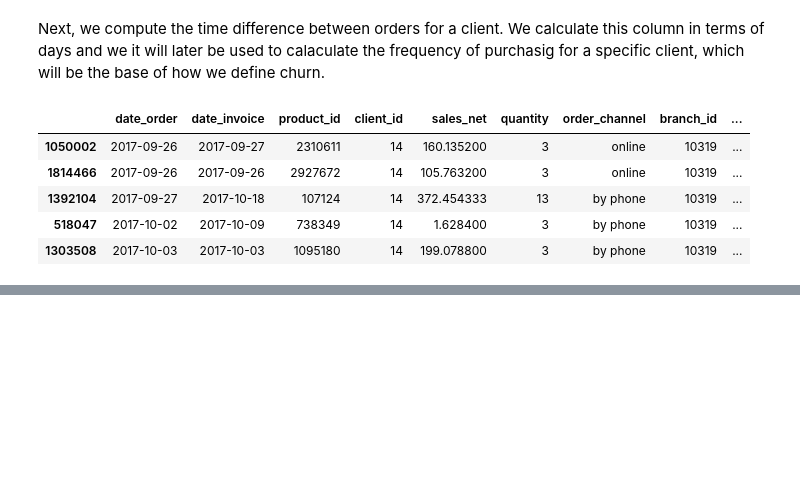
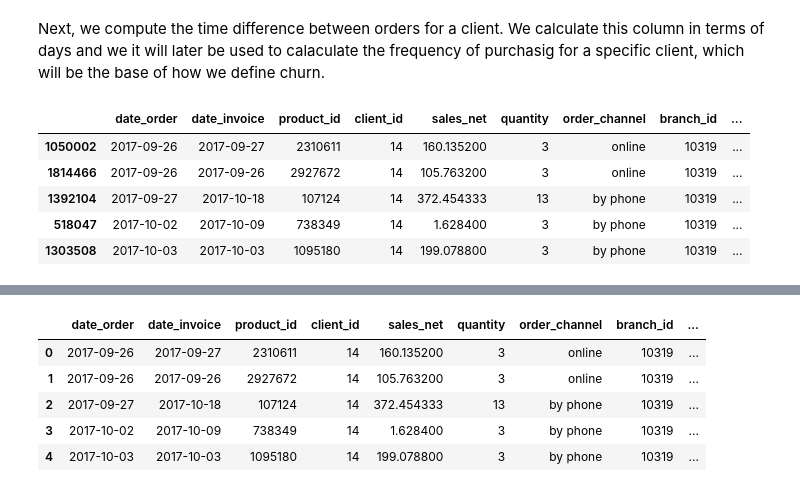
Before and after one commit to chachouswim2/BCG-X-Hackathon-, a Jupyter notebook: notebooks/Rule_Based_Churn.ipynb, the cells around one changed output, grey strips where cells are left out. Drawn from its saved outputs; the diff is of its cells as text; code cells hidden in the pictures; blank space fills up the shorter version.

```diff
--- a/notebooks/Rule_Based_Churn.ipynb
+++ b/notebooks/Rule_Based_Churn.ipynb
@@ -552,0 +56,10 @@ def calculate_churn(df):
+# %%
+df_mean_time = compute_mean_time_diff(time_dif)
+df_mean_time.head()
+# %% [output]
+|  | date_order | date_invoice | product_id | client_id | sales_net | quantity | order_channel | branch_id | ... |
+| 0 | 2017-09-26 | 2017-09-27 | 2310611 | 14 | 160.135200 | 3 | online | 10319 | ... |
+| 1 | 2017-09-26 | 2017-09-26 | 2927672 | 14 | 105.763200 | 3 | online | 10319 | ... |
+| 2 | 2017-09-27 | 2017-10-18 | 107124 | 14 | 372.454333 | 13 | by phone | 10319 | ... |
+| 3 | 2017-10-02 | 2017-10-09 | 738349 | 14 | 1.628400 | 3 | by phone | 10319 | ... |
+| 4 | 2017-10-03 | 2017-10-03 | 1095180 | 14 | 199.078800 | 3 | by phone | 10319 | ... |
```
Also changed, not shown: parts of 38 cells of this notebook.
